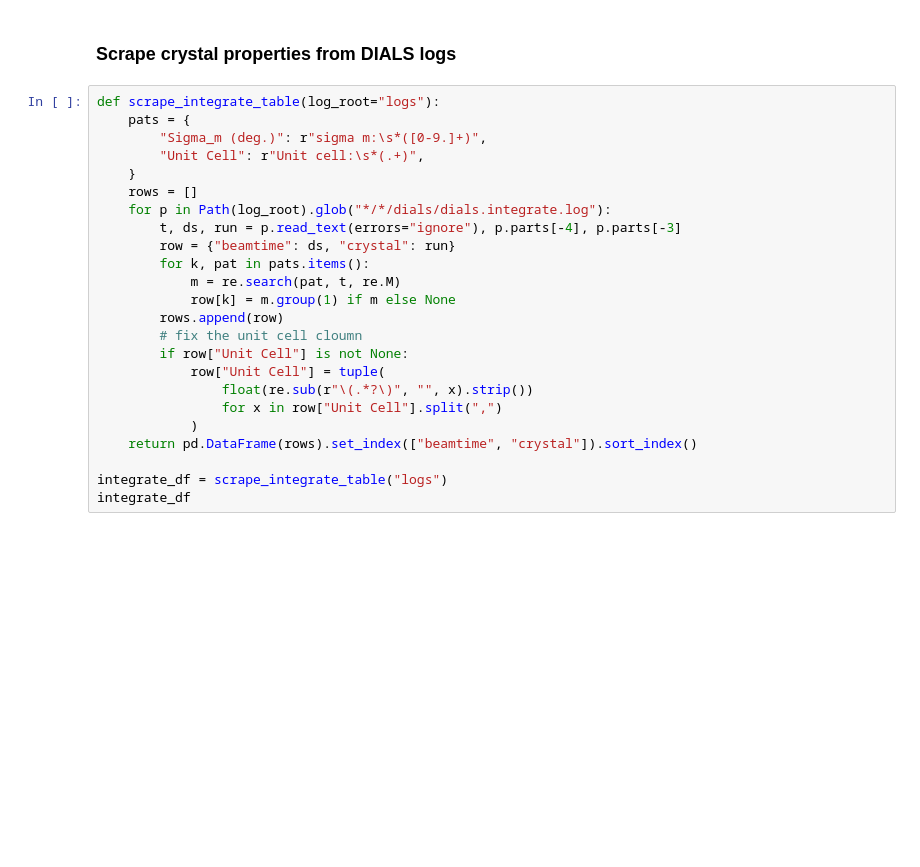
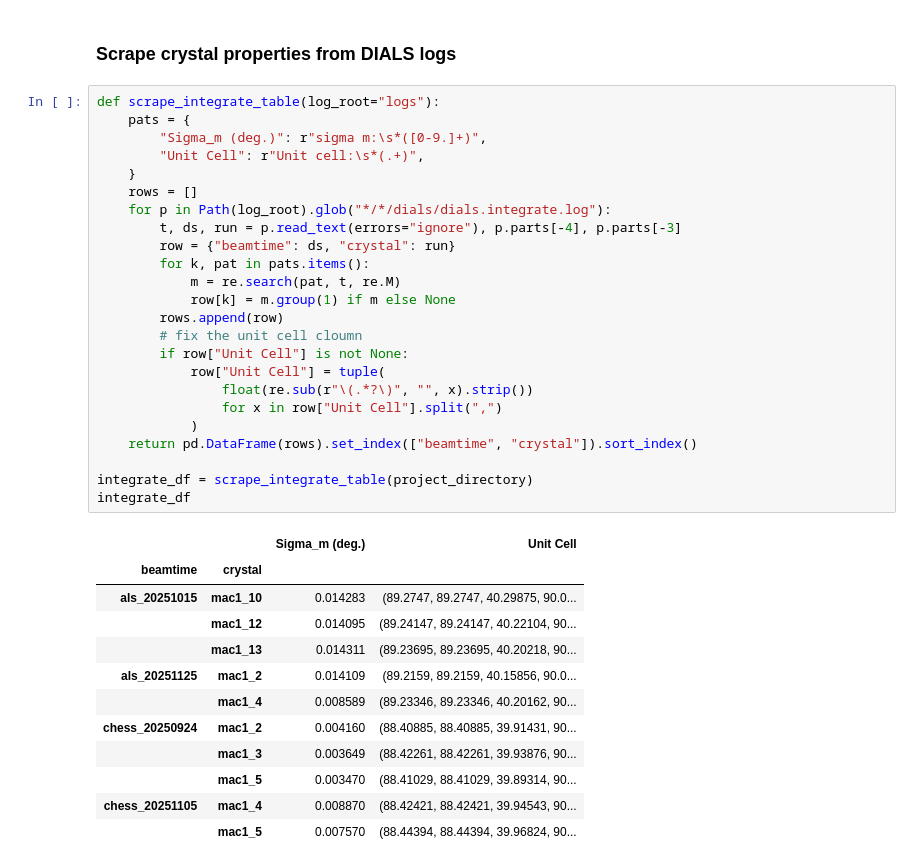
Before and after one commit to prism-science/diffuse-analysis-mac1-east-west, a Jupyter notebook: analysis/compare_map_statistics.ipynb, the cells around one changed output. Drawn from its saved outputs; the diff is of its cells as text; blank space fills up the shorter version.

```diff
--- a/analysis/compare_map_statistics.ipynb
+++ b/analysis/compare_map_statistics.ipynb
@@ -108,27 +114,40 @@ for k, (df_stats, df_stats_excluded) in data.items():
 # %%
 def scrape_integrate_table(log_root="logs"):
     pats = {
         "Sigma_m (deg.)": r"sigma m:\s*([0-9.]+)",
         "Unit Cell": r"Unit cell:\s*(.+)",
     }
     rows = []
     for p in Path(log_root).glob("*/*/dials/dials.integrate.log"):
         t, ds, run = p.read_text(errors="ignore"), p.parts[-4], p.parts[-3]
         row = {"beamtime": ds, "crystal": run}
         for k, pat in pats.items():
             m = re.search(pat, t, re.M)
             row[k] = m.group(1) if m else None
         rows.append(row)
         # fix the unit cell cloumn
         if row["Unit Cell"] is not None:
             row["Unit Cell"] = tuple(
                 float(re.sub(r"\(.*?\)", "", x).strip())
                 for x in row["Unit Cell"].split(",")
             )
     return pd.DataFrame(rows).set_index(["beamtime", "crystal"]).sort_index()
 
-integrate_df = scrape_integrate_table("logs")
+integrate_df = scrape_integrate_table(project_directory)
 integrate_df
+# %% [output]
+|  |  | Sigma_m (deg.) | Unit Cell |
+| beamtime | crystal |  |  |
+| als_20251015 | mac1_10 | 0.014283 | (89.2747, 89.2747, 40.29875, 90.0... |
+|  | mac1_12 | 0.014095 | (89.24147, 89.24147, 40.22104, 90... |
+|  | mac1_13 | 0.014311 | (89.23695, 89.23695, 40.20218, 90... |
+| als_20251125 | mac1_2 | 0.014109 | (89.2159, 89.2159, 40.15856, 90.0... |
+|  | mac1_4 | 0.008589 | (89.23346, 89.23346, 40.20162, 90... |
+| chess_20250924 | mac1_2 | 0.004160 | (88.40885, 88.40885, 39.91431, 90... |
+|  | mac1_3 | 0.003649 | (88.42261, 88.42261, 39.93876, 90... |
+|  | mac1_5 | 0.003470 | (88.41029, 88.41029, 39.89314, 90... |
+| chess_20251105 | mac1_4 | 0.008870 | (88.42421, 88.42421, 39.94543, 90... |
+|  | mac1_5 | 0.007570 | (88.44394, 88.44394, 39.96824, 90... |
 # %%
 def scrape_merge_table(log_root="logs"):
     scalar_pats = {
```
Also changed, not shown: parts of 6 cells of this notebook.
